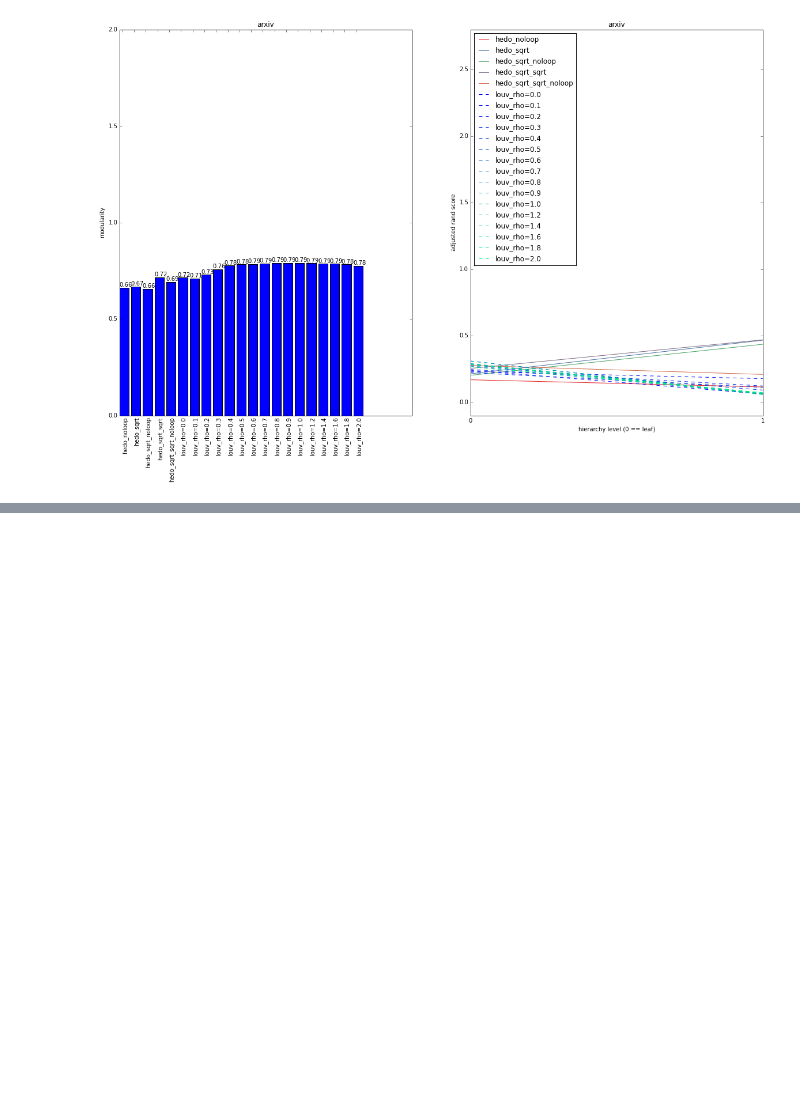
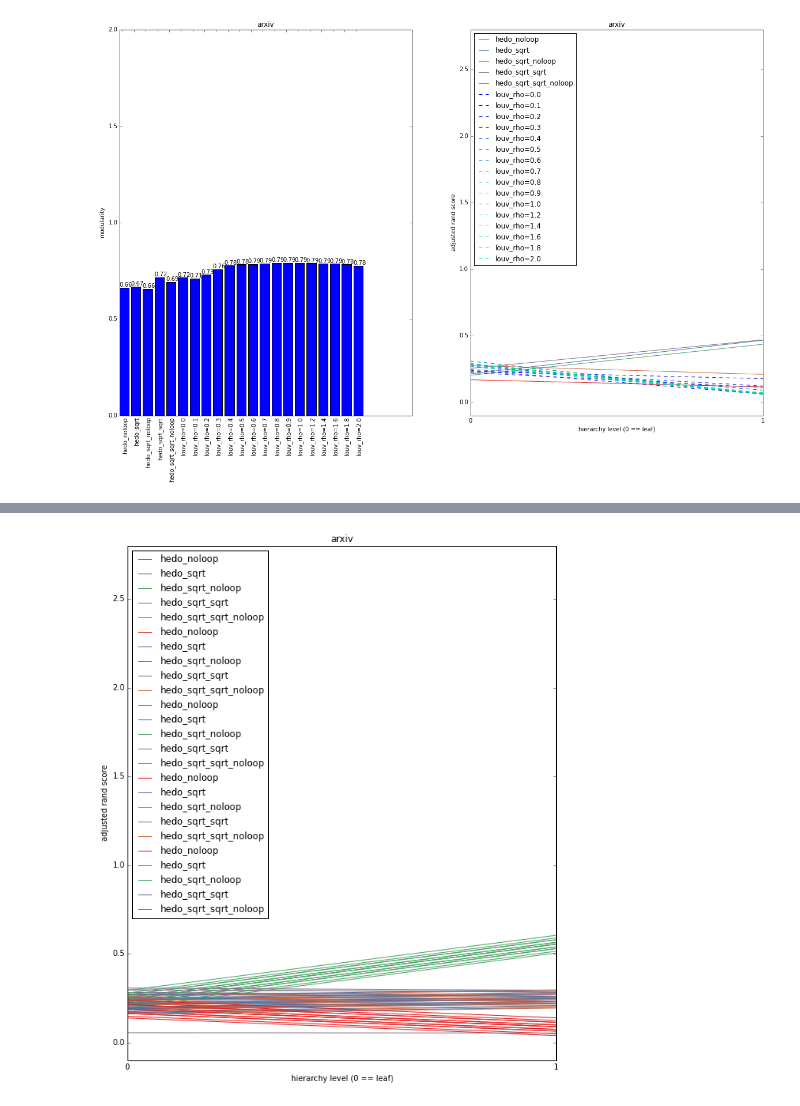
Before and after one commit to alancucki/hedo_exp, a Jupyter notebook: Experiments Arxiv.ipynb, the cells around one changed output, grey strips where cells are left out. Cells and saved outputs as stored; diff of their text form; code cells hidden in the pictures; blank space fills up the shorter version.

```diff
--- a/Experiments Arxiv.ipynb
+++ b/Experiments Arxiv.ipynb
@@ -169,0 +224,47 @@ for idx,g in enumerate(sorted(graphs)):
+# %%
+if 0:
+    rand_scores = {}
+# %%
+for idx,g in enumerate(sorted(graphs)):
+    if g not in rand_scores:
+        rand_scores[g] = {}
+    gtruth = load_clusterings(g + ".labels")
+    for R in range(10):
+        print R
+        for alg in algs:
+            if (alg,R) not in rand_scores[g]:
+                clusts_glob = glob.glob(g + '*' + alg + '.clusts' + '.R' + str(R))
+                assert len(clusts_glob) == 1, ('%s %s %d' % (alg, R, len(clusts_glob)))
+                cl_fpath = clusts_glob[0]
+                clusts = load_clusterings(cl_fpath)
+                rand_scores[g][(alg,R)] = np.asarray(score_clustering_best_match(clusts, gtruth))
+# %%
+algs = [a for a in algs if 'louv' not in a]
+r_algs = []
+for idx,g in enumerate(sorted(graphs)):
+    fig = plt.figure(figsize=(10, 12))
+    ax = fig.add_subplot(1, 1, 1)
+    gtruth = load_clusterings(g + ".labels")
+    values = []
+    exp_name = g.split('/')[-1].replace('.bin', '')
+    for R in range(5):
+        for alg in algs:
+            r_algs.append((alg, R))
+            clusts_glob = glob.glob(g + '*' + alg + '.clusts' + '.R' + str(R))
+            assert len(clusts_glob) == 1, ('%s %s %d' % (alg, R, len(clusts_glob)))
+            cl_fpath = clusts_glob[0]
+            clusts = load_clusterings(cl_fpath)
+            values.append(rand_scores[g][(alg, R)])
+            # np.asarray(score_clustering_best_match(clusts, gtruth)))
+
+        for i, (alg, r), v in zip(range(len(r_algs)), r_algs, values):
+            ls = '--' if 'louv' in alg else '-'
+            ax.plot(np.arange(len(v)), v + (i - len(r_algs)/2)*0.005, ls, label=(alg if r == 0 else None), color=colors[alg])
+        title(exp_name);
+        xlabel('hierarchy level (0 == leaf)')
+        ax.set_xticks(range(max([len(v) for v in values])))
+        ylabel('adjusted rand score')
+        ax.set_ylim([-0.1, 2.8])
+        legend(loc='upper left');
+# %% [output]
+[figure, added]
```
Also changed, not shown: parts of 3 cells of this notebook.
